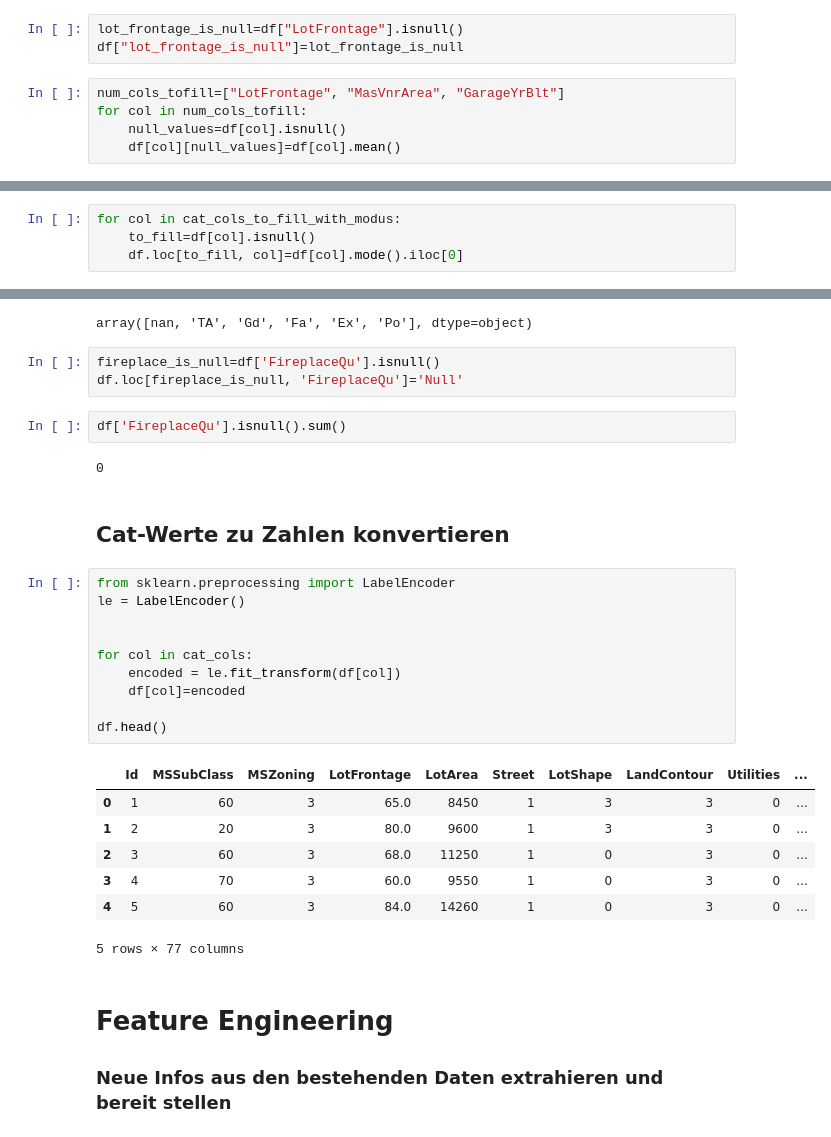
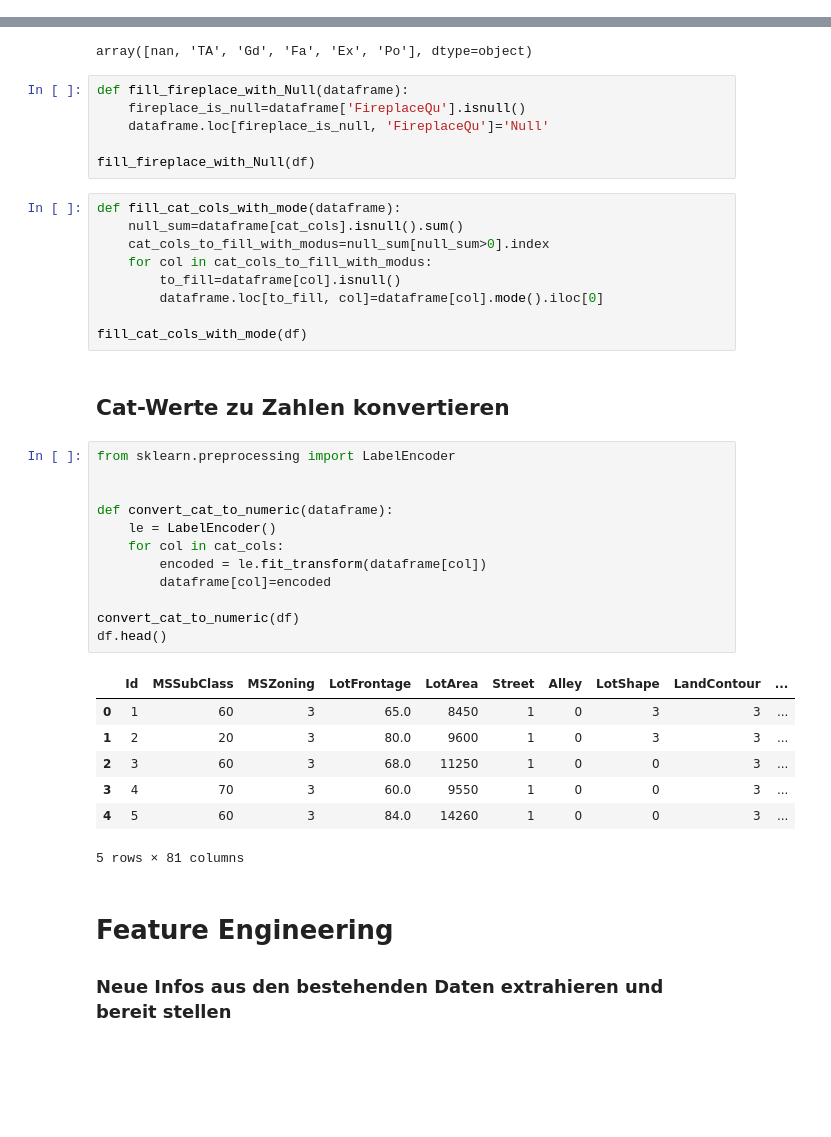
Before and after one commit to berndheidemann/fa21b_house_prices, a Jupyter notebook: analysis.ipynb, the cells around one changed output, grey strips where cells are left out. Saved outputs shown, nothing was run; the diff lists cells and outputs as text; blank space fills up the shorter version.

```diff
--- a/analysis.ipynb
+++ b/analysis.ipynb
@@ -112,11 +114,3 @@ memory usage: 422.2 KB
 Fehlende numerical-Werte bei: LotFrontage 259, MasVnrArea 8, GarageYrBlt 81
 
 alle mit mean füllen aber für LotFrontage neues Feature mit LotFrontage_is_null einführen, da evtl. wichtig
-# %%
-lot_frontage_is_null=df["LotFrontage"].isnull()
-df["lot_frontage_is_null"]=lot_frontage_is_null
-# %%
-num_cols_tofill=["LotFrontage", "MasVnrArea", "GarageYrBlt"]
-for col in num_cols_tofill:
-    null_values=df[col].isnull()
-    df[col][null_values]=df[col].mean()
@@ -159,38 +152,44 @@ cat_cols_to_fill_with_modus=['BsmtQual', 'BsmtCond', 'BsmtExposure', 'BsmtFinTyp
-# %%
-for col in cat_cols_to_fill_with_modus:
-    to_fill=df[col].isnull()
-    df.loc[to_fill, col]=df[col].mode().iloc[0]
 # %%
 df['FireplaceQu'].unique()
 # %% [output]
 array([nan, 'TA', 'Gd', 'Fa', 'Ex', 'Po'], dtype=object)
 # %%
-fireplace_is_null=df['FireplaceQu'].isnull()
-df.loc[fireplace_is_null, 'FireplaceQu']='Null'
+def fill_fireplace_with_Null(dataframe):
+    fireplace_is_null=dataframe['FireplaceQu'].isnull()
+    dataframe.loc[fireplace_is_null, 'FireplaceQu']='Null'
+
+fill_fireplace_with_Null(df)
-# %%
-df['FireplaceQu'].isnull().sum()
-# %% [output]
-0
+# %%
+def fill_cat_cols_with_mode(dataframe):
+    null_sum=dataframe[cat_cols].isnull().sum()
+    cat_cols_to_fill_with_modus=null_sum[null_sum>0].index
+    for col in cat_cols_to_fill_with_modus:
+        to_fill=dataframe[col].isnull()
+        dataframe.loc[to_fill, col]=dataframe[col].mode().iloc[0]
+
+fill_cat_cols_with_mode(df)
 # %% [markdown]
 ## Cat-Werte zu Zahlen konvertieren
 # %%
 from sklearn.preprocessing import LabelEncoder
-le = LabelEncoder()
 
 
-for col in cat_cols:
-    encoded = le.fit_transform(df[col])
-    df[col]=encoded
+def convert_cat_to_numeric(dataframe):
+    le = LabelEncoder()
+    for col in cat_cols:
+        encoded = le.fit_transform(dataframe[col])
+        dataframe[col]=encoded
 
+convert_cat_to_numeric(df)
 df.head()
 # %% [output]
-|  | Id | MSSubClass | MSZoning | LotFrontage | LotArea | Street | LotShape | LandContour | Utilities | ... |
-| 0 | 1 | 60 | 3 | 65.0 | 8450 | 1 | 3 | 3 | 0 | ... |
-| 1 | 2 | 20 | 3 | 80.0 | 9600 | 1 | 3 | 3 | 0 | ... |
-| 2 | 3 | 60 | 3 | 68.0 | 11250 | 1 | 0 | 3 | 0 | ... |
-| 3 | 4 | 70 | 3 | 60.0 | 9550 | 1 | 0 | 3 | 0 | ... |
-| 4 | 5 | 60 | 3 | 84.0 | 14260 | 1 | 0 | 3 | 0 | ... |
+|  | Id | MSSubClass | MSZoning | LotFrontage | LotArea | Street | Alley | LotShape | LandContour | ... |
+| 0 | 1 | 60 | 3 | 65.0 | 8450 | 1 | 0 | 3 | 3 | ... |
+| 1 | 2 | 20 | 3 | 80.0 | 9600 | 1 | 0 | 3 | 3 | ... |
+| 2 | 3 | 60 | 3 | 68.0 | 11250 | 1 | 0 | 0 | 3 | ... |
+| 3 | 4 | 70 | 3 | 60.0 | 9550 | 1 | 0 | 0 | 3 | ... |
+| 4 | 5 | 60 | 3 | 84.0 | 14260 | 1 | 0 | 0 | 3 | ... |
-5 rows × 77 columns
+5 rows × 81 columns
 # %% [markdown]
 # Feature Engineering
 ### Neue Infos aus den bestehenden Daten extrahieren und bereit stellen
```
Also changed, not shown: parts of 38 cells of this notebook, 1 other file.
